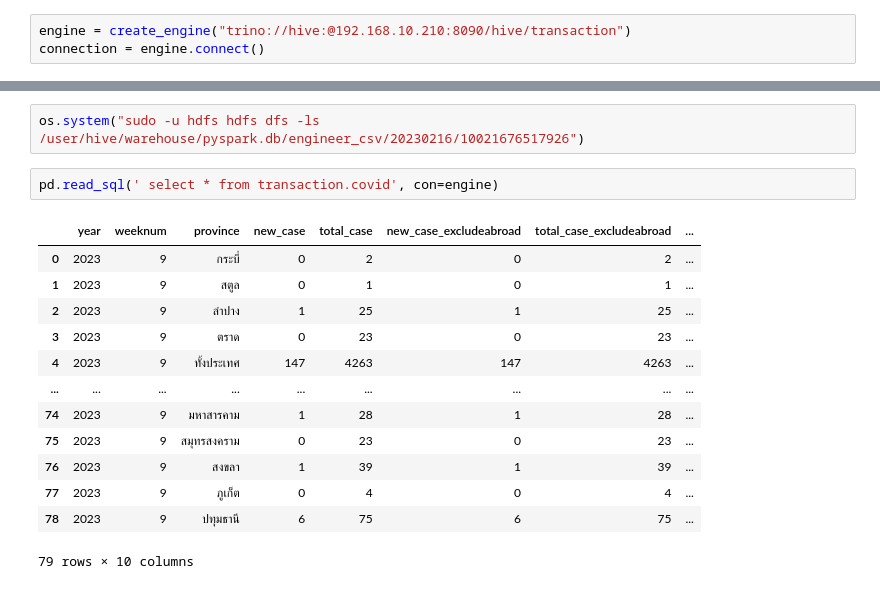
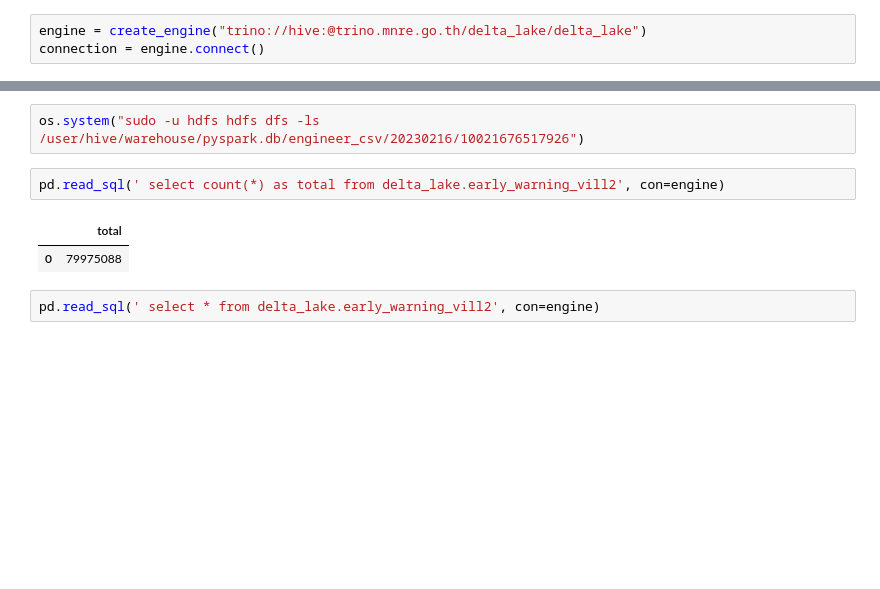
Before and after one commit to ezynook/pyspark, a Jupyter notebook: example/Trino_PySpark.ipynb, the cells around one changed output, grey strips where cells are left out. Drawn from its saved outputs; the diff is of its cells as text; blank space fills up the shorter version.

```diff
--- a/example/Trino_PySpark.ipynb
+++ b/example/Trino_PySpark.ipynb
@@ -13,7 +13,7 @@ from sqlalchemy import create_engine
 from sqlalchemy.schema import Table, MetaData
 from sqlalchemy.sql.expression import select, text
 # %%
-engine = create_engine("trino://hive:@192.168.10.210:8090/hive/transaction")
+engine = create_engine("trino://hive:@trino.mnre.go.th/delta_lake/delta_lake")
 connection = engine.connect()
 # %%
 os.environ['HADOOP_CONF_DIR'] = '/etc/hadoop/conf'
@@ -83,18 +69,9 @@ os.system("sudo -u hdfs hdfs dfs -rmr /user/hive/warehouse/pyspark.db/engineer_c
 # %%
 os.system("sudo -u hdfs hdfs dfs -ls /user/hive/warehouse/pyspark.db/engineer_csv/20230216/10021676517926")
 # %%
-pd.read_sql(' select * from transaction.covid', con=engine)
+pd.read_sql(' select count(*) as total from delta_lake.early_warning_vill2', con=engine)
 # %% [output]
-|  | year | weeknum | province | new_case | total_case | new_case_excludeabroad | total_case_excludeabroad | ... |
-| 0 | 2023 | 9 | กระบี่ | 0 | 2 | 0 | 2 | ... |
-| 1 | 2023 | 9 | สตูล | 0 | 1 | 0 | 1 | ... |
-| 2 | 2023 | 9 | ลำปาง | 1 | 25 | 1 | 25 | ... |
-| 3 | 2023 | 9 | ตราด | 0 | 23 | 0 | 23 | ... |
-| 4 | 2023 | 9 | ทั้งประเทศ | 147 | 4263 | 147 | 4263 | ... |
-| ... | ... | ... | ... | ... | ... | ... | ... | ... |
-| 74 | 2023 | 9 | มหาสารคาม | 1 | 28 | 1 | 28 | ... |
-| 75 | 2023 | 9 | สมุทรสงคราม | 0 | 23 | 0 | 23 | ... |
-| 76 | 2023 | 9 | สงขลา | 1 | 39 | 1 | 39 | ... |
-| 77 | 2023 | 9 | ภูเก็ต | 0 | 4 | 0 | 4 | ... |
-| 78 | 2023 | 9 | ปทุมธานี | 6 | 75 | 6 | 75 | ... |
+|  | total |
+| 0 | 79975088 |
-79 rows × 10 columns
+# %%
+pd.read_sql(' select * from delta_lake.early_warning_vill2', con=engine)
```
Also changed, not shown: parts of 1 cell of this notebook, 30 other files.
